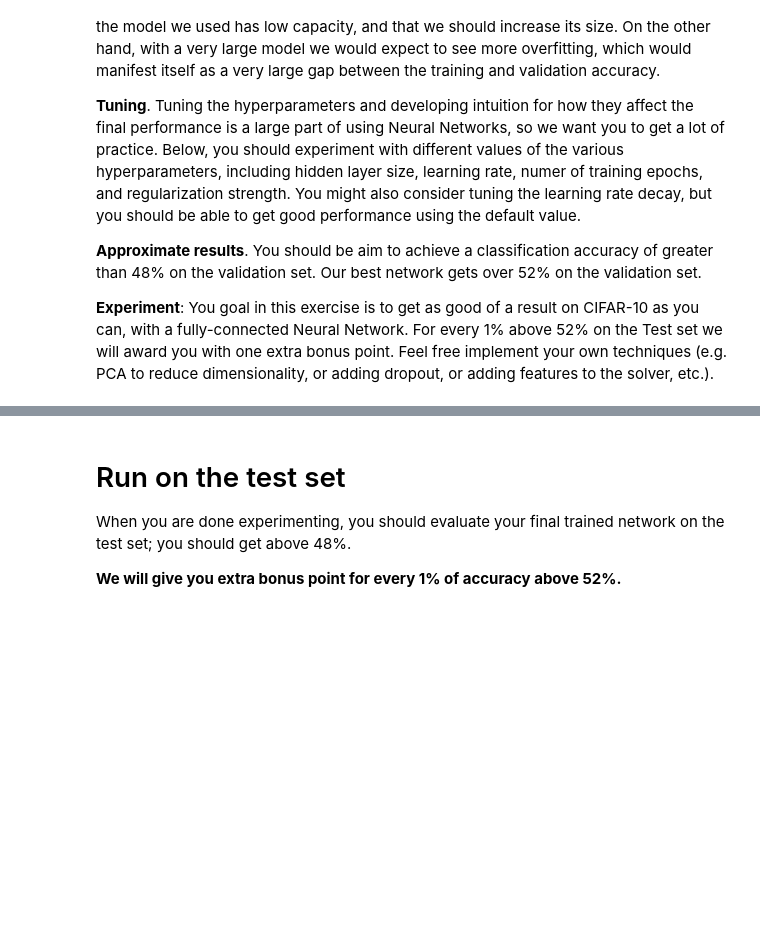
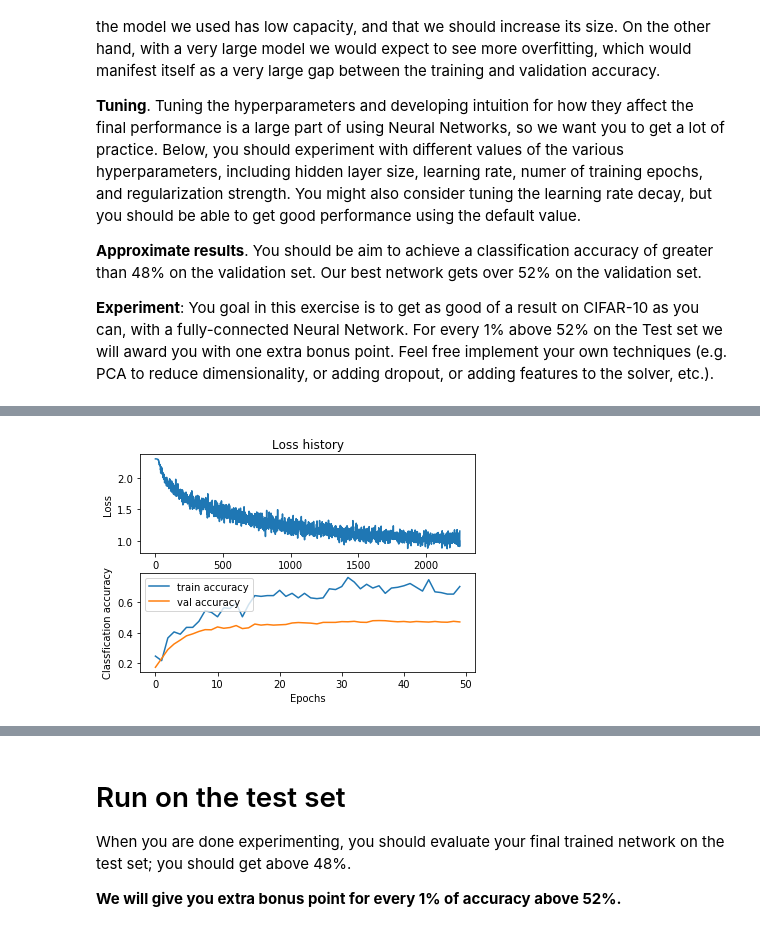
Before and after one commit to blateyang/cs231n, a Jupyter notebook: assignment1/two_layer_net.ipynb, the cells around one changed output, grey strips where cells are left out. Saved outputs shown, nothing was run; the diff lists cells and outputs as text; code cells hidden in the pictures; blank space fills up the shorter version.

```diff
--- a/assignment1/two_layer_net.ipynb
+++ b/assignment1/two_layer_net.ipynb
@@ -394 +509,16 @@ validation accuracy:0.222000
+# %%
+plt.subplot(2,1,1)
+plt.plot(best_stats['loss_history'])
+plt.title('Loss history')
+plt.xlabel('Iteration')
+plt.ylabel('Loss')
+plt.subplot(2,1,2)
+plt.plot(best_stats['train_acc_history'], label='train accuracy')
+plt.plot(best_stats['val_acc_history'], label='val accuracy')
+plt.xlabel('Epochs')
+plt.ylabel('Classfication accuracy')
+plt.legend(loc='upper left')
+plt.show()
+# %% [output]
+[figure, added]
 # %%
```
Also changed, not shown: parts of 14 cells of this notebook, 1 other file.
